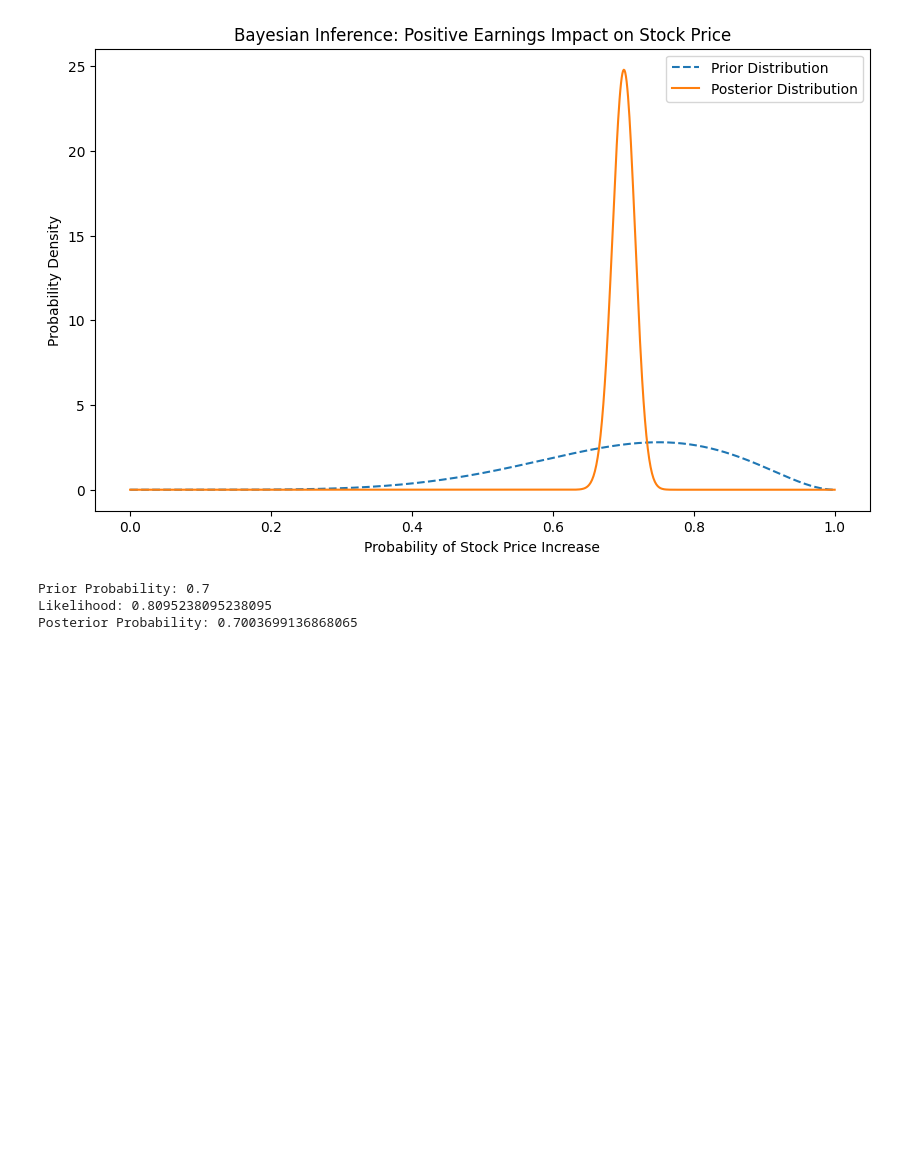
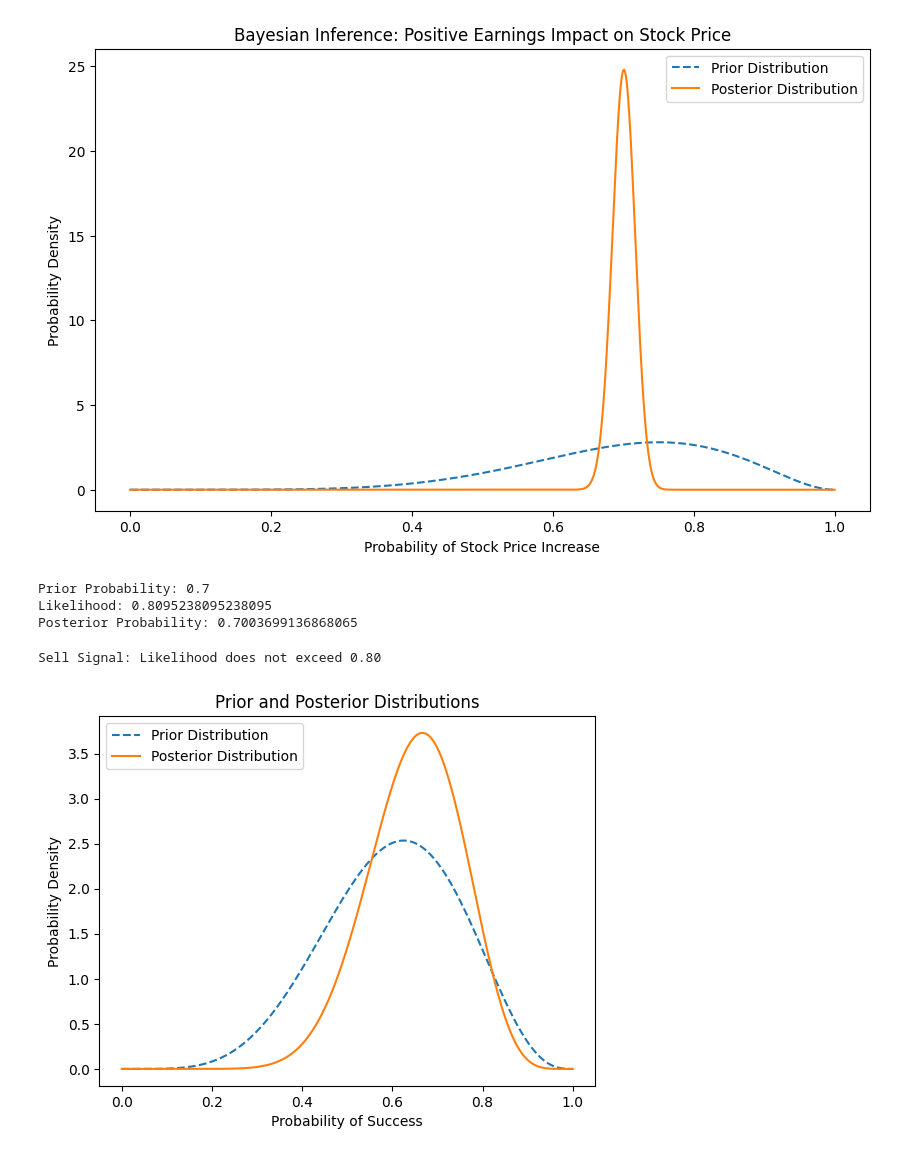
Before and after one commit to ThomasTranGithub/3.23.23.signaldetection, a Jupyter notebook: BayesianInferenceExample.ipynb, the cells around one changed output. Saved outputs shown, nothing was run; the diff lists cells and outputs as text; code cells hidden in the pictures; blank space fills up the shorter version.

```diff
--- a/BayesianInferenceExample.ipynb
+++ b/BayesianInferenceExample.ipynb
@@ -80,3 +82,53 @@ print(f"Posterior Probability: {alpha_posterior / (alpha_posterior + beta_poster
 Prior Probability: 0.7
 Likelihood: 0.8095238095238095
 Posterior Probability: 0.7003699136868065
+# %%
+import numpy as np
+from scipy.stats import beta
+
+# Simulated data: 10 trades with 7 profitable
+num_trades = 10
+num_profitable_trades = 7
+
+# Prior belief about the success rate
+prior_probability = 0.6
+
+# Likelihood function (binomial likelihood)
+likelihood = lambda p: np.math.comb(num_trades, num_profitable_trades) * (p ** num_profitable_trades) * ((1 - p) ** (num_trades - num_profitable_trades))
+
+# Prior distribution (Beta distribution)
+alpha_prior = 6  # corresponding to a prior probability of 0.6
+beta_prior = 4
+prior_distribution = beta(alpha_prior, beta_prior)
+
+# Posterior distribution (Beta distribution after updating with data)
+alpha_posterior = alpha_prior + num_profitable_trades
+beta_posterior = beta_prior + (num_trades - num_profitable_trades)
+posterior_distribution = beta(alpha_posterior, beta_posterior)
+
+# Calculate the posterior probability
+posterior_probability = alpha_posterior / (alpha_posterior + beta_posterior)
+
+# Set the threshold for triggering a buy signal
+buy_threshold = 0.80
+
+# Make a trading decision
+if posterior_probability > buy_threshold:
+    print("Buy Signal: Likelihood exceeds 0.80")
+else:
+    print("Sell Signal: Likelihood does not exceed 0.80")
+
+# Plot the prior and posterior distributions (optional)
+import matplotlib.pyplot as plt
+
+x = np.linspace(0, 1, 1000)
+plt.plot(x, prior_distribution.pdf(x), label='Prior Distribution', linestyle='--')
+plt.plot(x, posterior_distribution.pdf(x), label='Posterior Distribution')
+plt.title('Prior and Posterior Distributions')
+plt.xlabel('Probability of Success')
+plt.ylabel('Probability Density')
+plt.legend()
+plt.show()
+# %% [output]
+Sell Signal: Likelihood does not exceed 0.80
+[figure, added]
```
Also changed, not shown: parts of 2 cells of this notebook.
